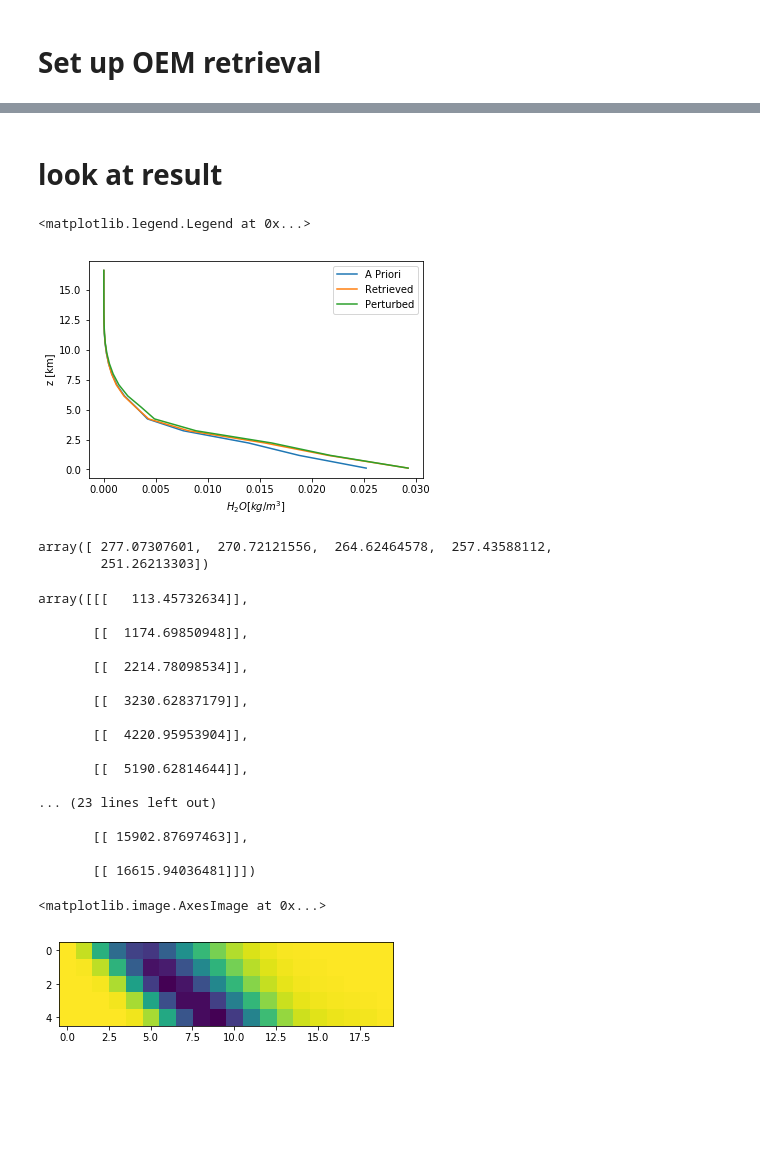
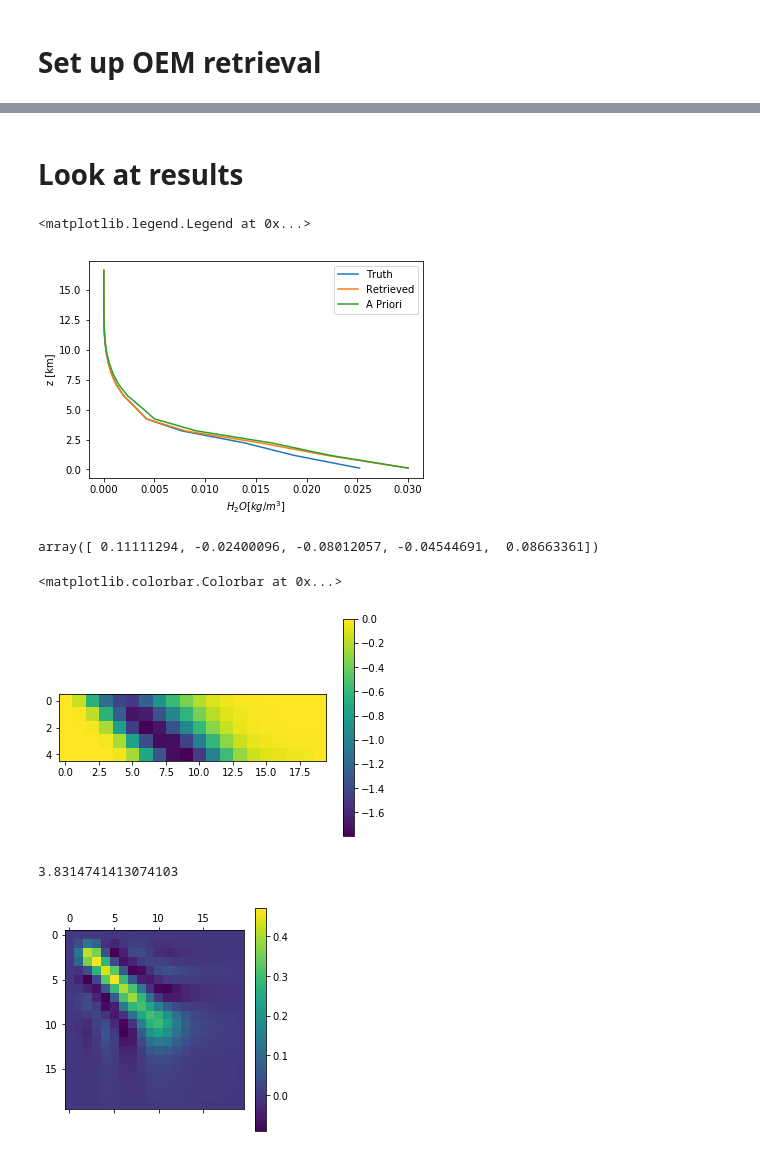
Before and after one commit to cheesetarian/typhon_examples, a Jupyter notebook: WV_retrieval.ipynb, the cells around one changed output, grey strips where cells are left out. Drawn from its saved outputs; the diff is of its cells as text; code cells hidden in the pictures; blank space fills up the shorter version.

```diff
--- a/WV_retrieval.ipynb
+++ b/WV_retrieval.ipynb
@@ -208,43 +168,35 @@ array([  2.92434646e-02,   2.15822304e-02,   1.54664845e-02,
 # %% [markdown]
-# look at result
+# Look at results
 # %%
-plt.plot(apriori_h2o, np.asarray(ws.z_field).ravel() * 1e-3, label="A Priori")
+plt.plot(orig_h2o, np.asarray(ws.z_field).ravel() * 1e-3, label="Truth")
 plt.plot(retrieved, np.asarray(ws.z_field).ravel() * 1e-3, label="Retrieved")
-plt.plot(perturbed, np.asarray(ws.z_field).ravel() * 1e-3, label="Perturbed")
+plt.plot(perturbed, np.asarray(ws.z_field).ravel() * 1e-3, label="A Priori")
 plt.xlabel("$H_2O [kg / m^3$]")
 plt.ylabel("z [km]")
 #plt.xscale("log")
 plt.legend()
 # %% [output]
 <matplotlib.legend.Legend at 0x...>
-[figure, old version]
+[figure, new version]
-# %%
-ws.y.value
-# %% [output]
-array([ 277.07307601,  270.72121556,  264.62464578,  257.43588112,
-        251.26213303])
-# %%
-ws.z_field.value
-# %% [output]
-array([[[   113.45732634]],
-
-       [[  1174.69850948]],
-
-       [[  2214.78098534]],
-
-       [[  3230.62837179]],
-
-       [[  4220.95953904]],
-
-       [[  5190.62814644]],
-
-... (23 lines left out)
-
-       [[ 15902.87697463]],
-
-       [[ 16615.94036481]]])
-# %%
-plt.imshow(ws.jacobian)
-# %% [output]
-<matplotlib.image.AxesImage at 0x...>
-[figure, removed]
+# %%
+# compare simulated and 'observed' TB from
+residual = ws.y.value - ws.yf.value
+residual
+# %% [output]
+array([ 0.11111294, -0.02400096, -0.08012057, -0.04544691,  0.08663361])
+# %%
+# plot jacobian -- should show sensitivity in middle troposphere
+plt.imshow(ws.jacobian)
+plt.colorbar()
+# %% [output]
+<matplotlib.colorbar.Colorbar at 0x...>
+[figure, added]
+# %%
+ws.avkCalc() # calculate averaging kernel (A-matrix)
+plt.matshow(ws.avk)
+plt.colorbar()
+np.diag(ws.avk)
+sum(np.diag(ws.avk)) # print trace of A-matrix, aka degrees of freedom for signal (DFS)
+# %% [output]
+3.8314741413074103
+[figure, added]
```
Also changed, not shown: parts of 24 cells of this notebook.
